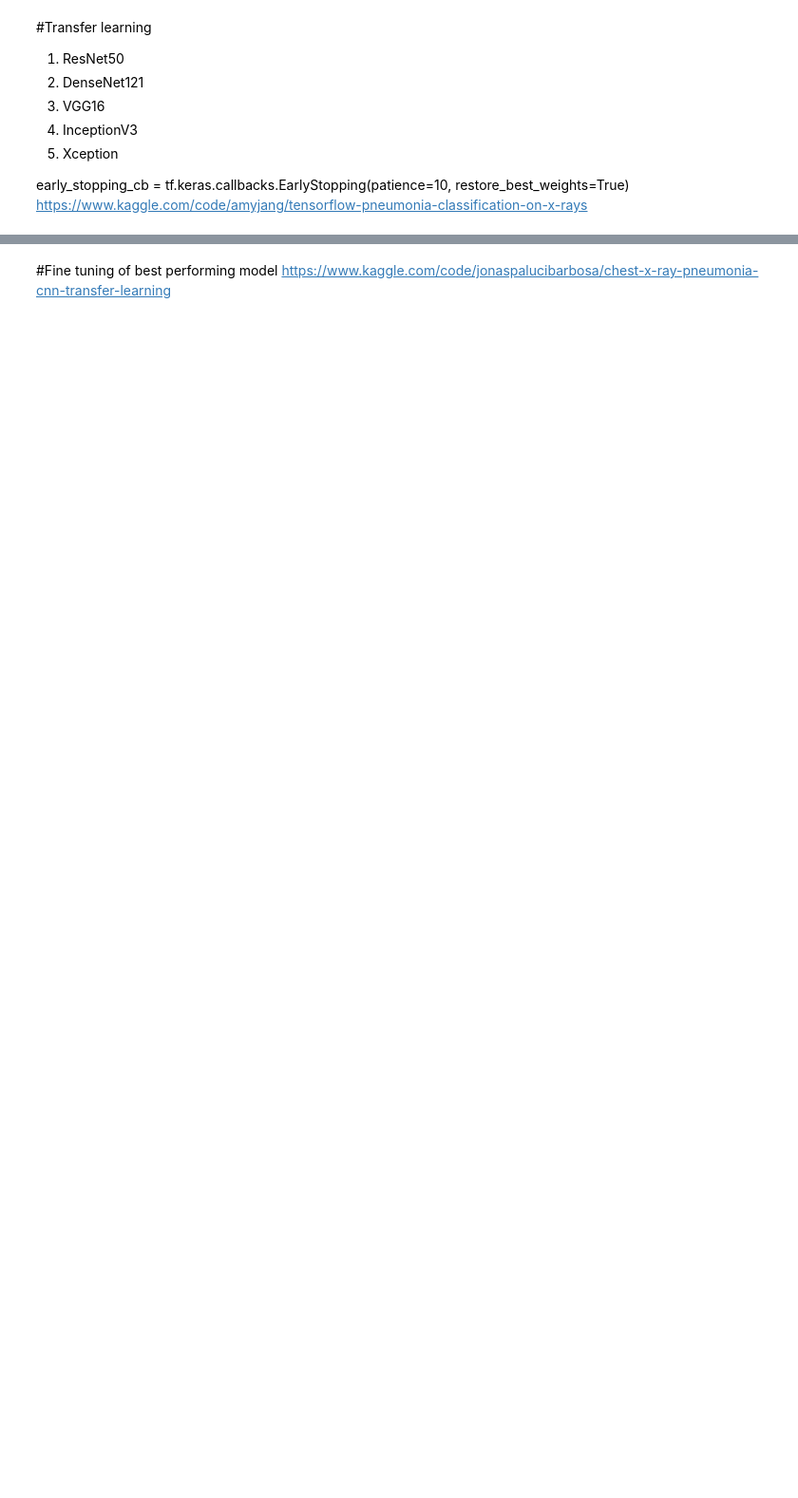
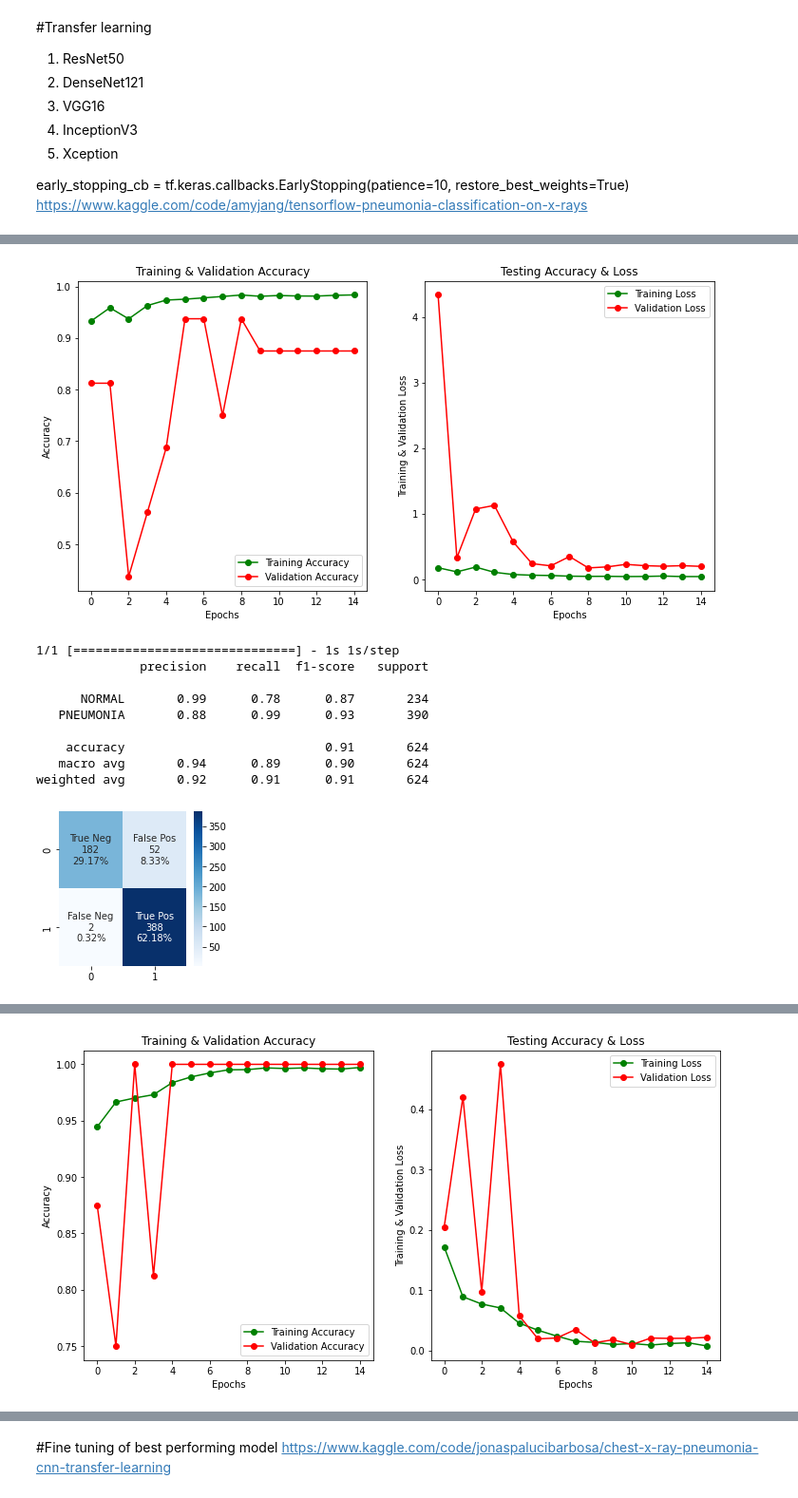
Before and after one commit to katehee/pneumonia-detection-in-X-ray-images, a Jupyter notebook: pneumonia.ipynb, the cells around one changed output, grey strips where cells are left out. Shown at 95% size. Drawn from its saved outputs; the diff is of its cells as text; code cells hidden in the pictures; blank space fills up the shorter version.

```diff
--- a/pneumonia.ipynb
+++ b/pneumonia.ipynb
@@ -793,0 +759,4 @@ create_plot(inception, inception_history, epoch_size)
+# %%
+inception = InceptionV3(input_shape=(img_size,img_size,3), include_top=False, weights='imagenet', pooling='max')
+run_pretrained(inception, train_generators)
+# %% [output]
@@ -793,0 +767,11 @@ create_plot(inception, inception_history, epoch_size)
+[figure, added]
+1/1 [==============================] - 1s 1s/step
+              precision    recall  f1-score   support
+
+      NORMAL       0.99      0.78      0.87       234
+   PNEUMONIA       0.88      0.99      0.93       390
+
+    accuracy                           0.91       624
+   macro avg       0.94      0.89      0.90       624
+weighted avg       0.92      0.91      0.91       624
+[figure, added]
@@ -793,0 +779 @@ create_plot(inception, inception_history, epoch_size)
+[figure, added]
```
Also changed, not shown: parts of 39 cells of this notebook.
